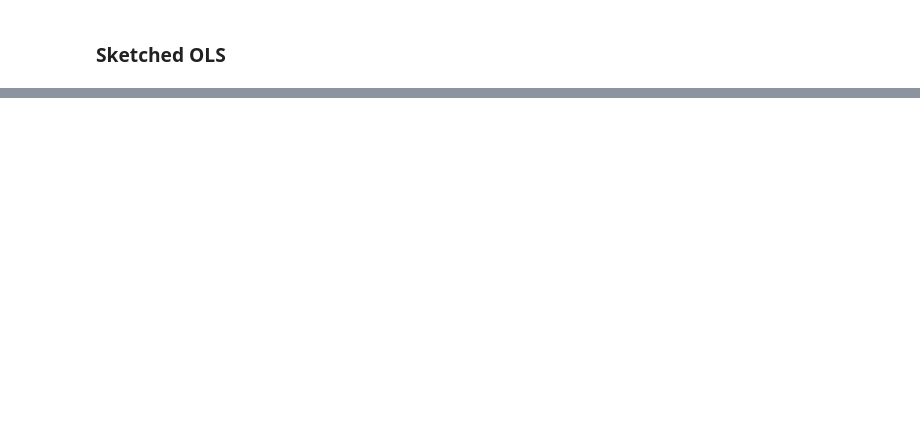
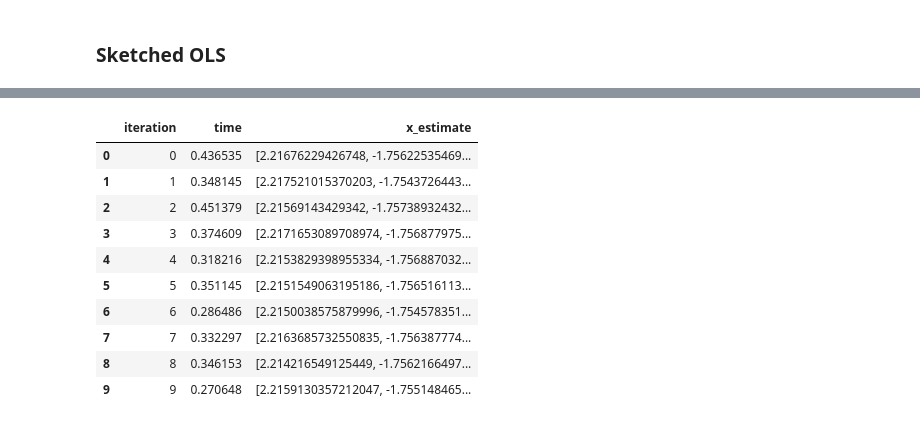
Before and after one commit to LakBoonJun1/DSA4288, a Jupyter notebook: Notebook/OLS.ipynb, the cells around one changed output, grey strips where cells are left out. Cells and saved outputs as stored; diff of their text form; code cells hidden in the pictures; blank space fills up the shorter version.

```diff
--- a/Notebook/OLS.ipynb
+++ b/Notebook/OLS.ipynb
@@ -1206,0 +1278,31 @@ time_OLS_sketch_df
+# %%
+sgd_regressor_model = SGDRegressor(loss='squared_error')
+# %%
+iterations = 10
+results = []
+
+for i in range(iterations):
+    start_time = time.time()
+    sgd_regressor_model.fit(X, y)
+    x_ols = sgd_regressor_model.coef_
+    end_time = time.time()
+    iteration_time = end_time - start_time
+
+    results.append({'iteration': i, 'time': iteration_time, 'x_estimate' : x_ols})
+
+# Create a new DataFrame with the results
+sgd_regressor_model_df = pd.DataFrame(results)
+# %%
+sgd_regressor_model_df
+# %% [output]
+|  | iteration | time | x_estimate |
+| 0 | 0 | 0.436535 | [2.21676229426748, -1.75622535469... |
+| 1 | 1 | 0.348145 | [2.217521015370203, -1.7543726443... |
+| 2 | 2 | 0.451379 | [2.21569143429342, -1.75738932432... |
+| 3 | 3 | 0.374609 | [2.2171653089708974, -1.756877975... |
+| 4 | 4 | 0.318216 | [2.2153829398955334, -1.756887032... |
+| 5 | 5 | 0.351145 | [2.2151549063195186, -1.756516113... |
+| 6 | 6 | 0.286486 | [2.2150038575879996, -1.754578351... |
+| 7 | 7 | 0.332297 | [2.2163685732550835, -1.756387774... |
+| 8 | 8 | 0.346153 | [2.214216549125449, -1.7562166497... |
+| 9 | 9 | 0.270648 | [2.2159130357212047, -1.755148465... |
```
Also changed, not shown: parts of 12 cells of this notebook, 1 other file.
